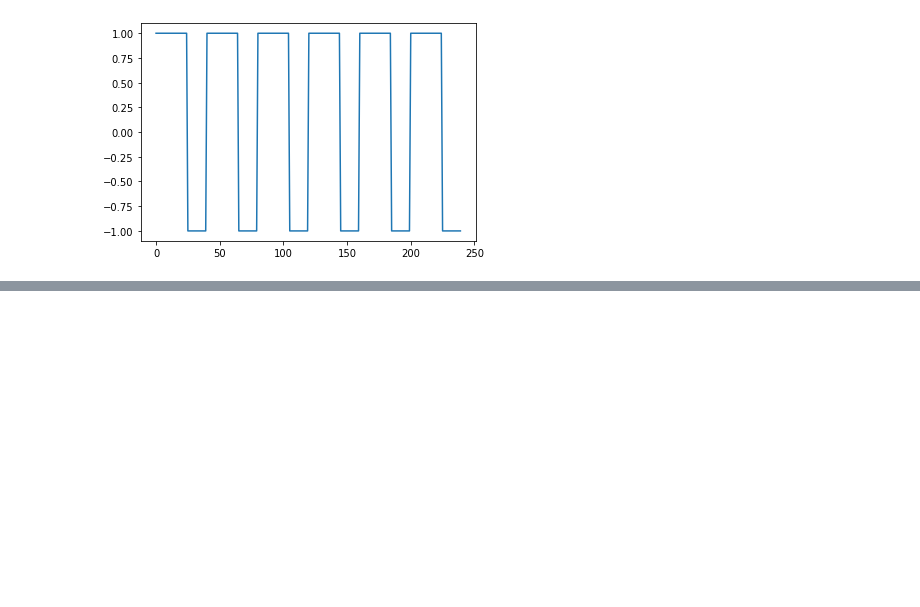
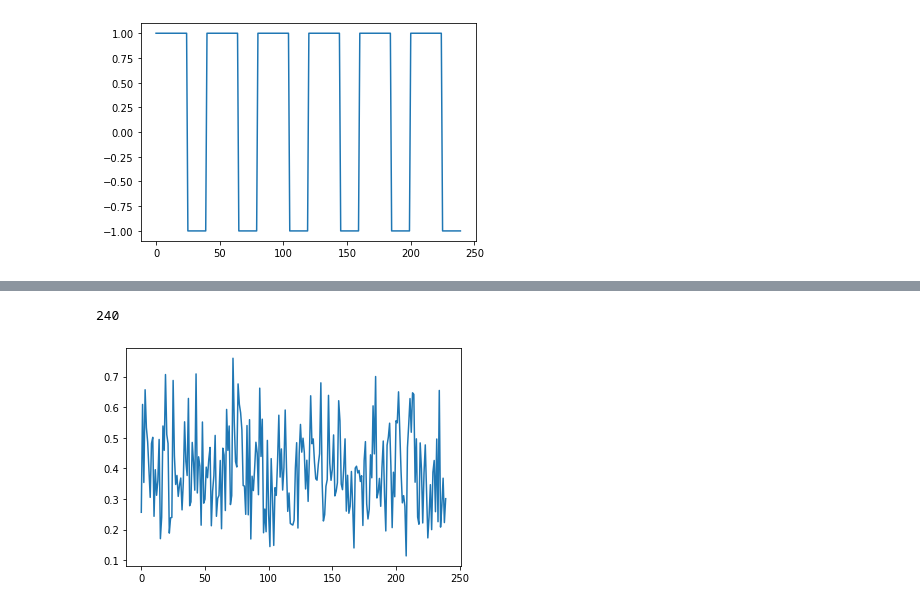
Before and after one commit to hunterthorpe/MAST30034_A1, a Jupyter notebook: code/assignment.ipynb, the cells around one changed output, grey strips where cells are left out. Drawn from its saved outputs; the diff is of its cells as text; code cells hidden in the pictures; blank space fills up the shorter version.

```diff
--- a/code/assignment.ipynb
+++ b/code/assignment.ipynb
@@ -136 +181,42 @@ plt.savefig('../plots/1.3_spacial_maps/CM.jpeg')
+# %%
+# Question 1.5
+left = (tc_df.add(gamma_t_df))
+right = (sm_df.add(gamma_s_df))
+X = np.dot(left, right)
+print(len(X))
+
+# checking if TC x Gamma_s and Gamma_t x SM exists
+tc_space_noise_product = np.dot(tc_df, gamma_s_df)
+sm_time_noise_product = np.dot(gamma_t_df, sm_df)
+
+# plotting 100 random series
+time_series_for_plot = random.sample(range(len(X[0])), 100)
+plt.clf()
+for time_series_num in time_series_for_plot:
+    time_series = []
+    for row in X:
+        time_series.append(row[time_series_num])
+    plt.plot(range(len(time_series)), time_series)
+plt.savefig('../plots/1.5_X/random_time_series.jpeg')
+
+# plotting variances of variables
+vars = []
+for variable in X:
+    var = np.var(variable)
+    vars.append(var)
+plt.clf()
+plt.plot(range(len(vars)), vars)
+plt.savefig('../plots/1.5_X/variances.jpeg')
+
+# standardizing X
+X_standardized = []
+for variable in range(len(X)):
+    vector = X[variable]
+    vector = [x - np.mean(vector) for x in vector]
+    vector = [x / np.std(vector) for x in vector]
+    X_standardized.append(vector)
+X = X_standardized
+# %% [output]
+240
+[figure, added]
 # %%
```
Also changed, not shown: parts of 9 cells of this notebook, 9 other files.
